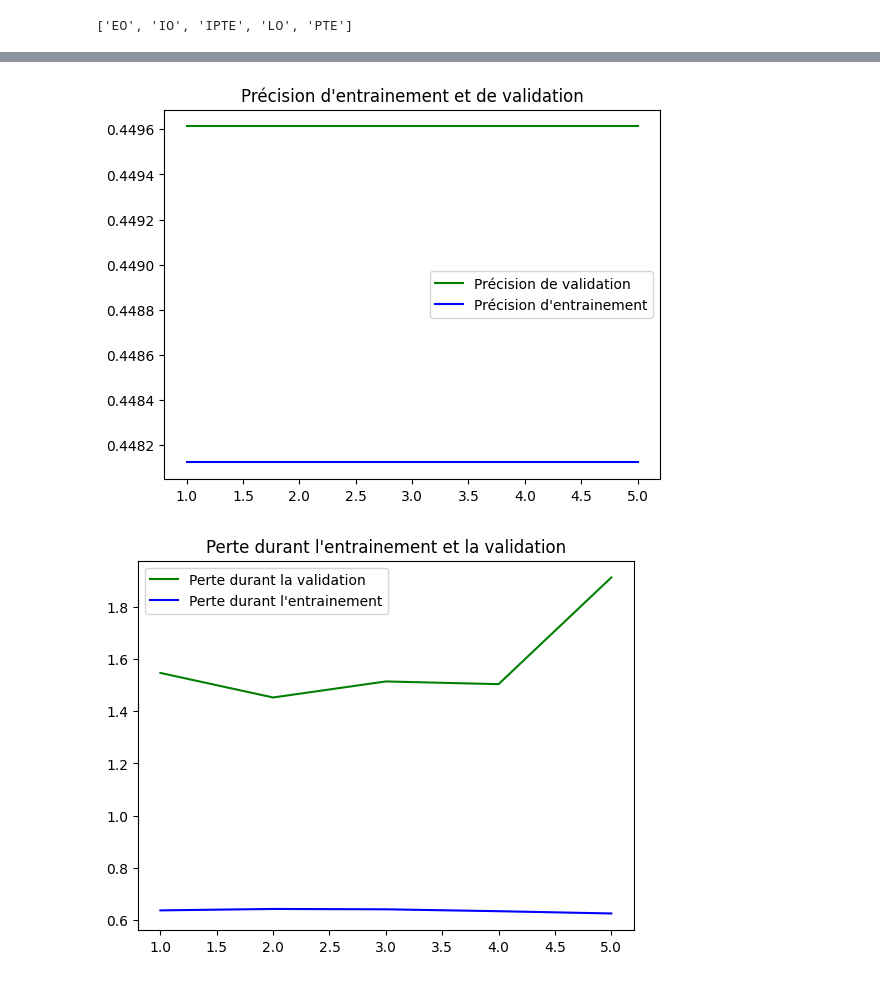
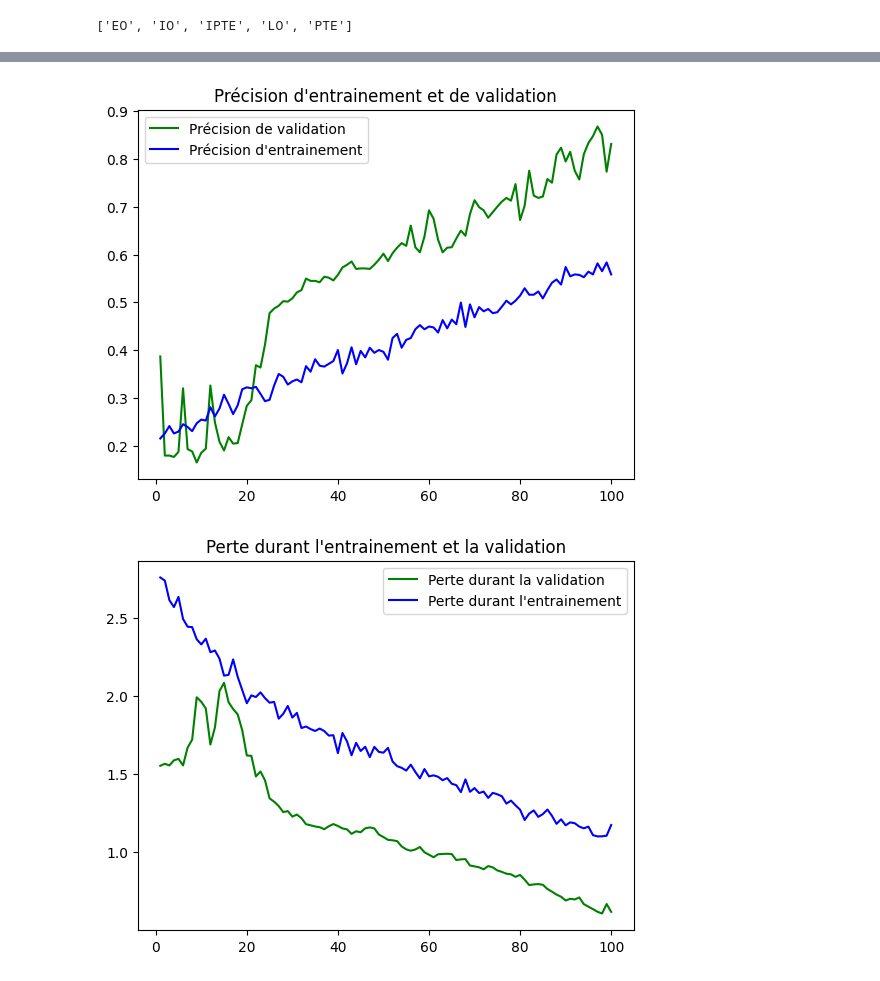
Before and after one commit to SebastienBarbie/servier, a Jupyter notebook: report.ipynb, the cells around one changed output, grey strips where cells are left out. Drawn from its saved outputs; the diff is of its cells as text; code cells hidden in the pictures.

```diff
--- a/report.ipynb
+++ b/report.ipynb
@@ -191,0 +241,38 @@ coeff
+# %%
+flip = Sequential(
+    [
+        layers.RandomRotation(factor=0.15),
+        layers.RandomTranslation(height_factor=0.1, width_factor=0.1),
+        layers.RandomContrast(factor=0.1),
+        layers.RandomFlip("horizontal"),
+    ]
+)
+rot = Sequential(
+    [
+        layers.RandomRotation(0.5),
+        layers.RandomRotation(factor=0.15),
+        layers.RandomZoom(0.2, 0.3),
+        layers.RandomTranslation(height_factor=0.1, width_factor=0.1),
+        layers.RandomContrast(factor=0.1),
+    ]
+)
+
+rot2 = Sequential(
+    [
+        layers.RandomRotation(0.5),
+        layers.RandomZoom((-0.2, -0.3)),
+        layers.RandomTranslation(height_factor=0.1, width_factor=0.1),
+        layers.RandomContrast(factor=0.8),
+    ]
+)
+
+augmented_rot = train.map(
+  lambda x, y: (rot(x, training=True), y))
+
+augmented_rot2 = train.map(
+  lambda x, y: (rot2(x, training=True), y))
+
+augmented_flip = train.map(
+  lambda x, y: (flip(x, training=True), y))
+
+train = train.concatenate(augmented_flip).concatenate(augmented_rot).concatenate(rot2)
@@ -191,0 +341,2 @@ coeff
+# %%
+model.compile(loss='categorical_crossentropy', optimizer=opt, metrics=['accuracy', 'Recall'])
@@ -192,3 +347,3 @@ coeff
 # %%
-x = cnn.fit(train_ds,epochs=5, validation_data=val_ds, class_weight = coeff) #, callbacks=callbacks_list)
+fit = model.fit(train,epochs=100, validation_data=val)#, class_weight = coeff,callbacks=[mcp_save, reduce_lr_loss])
 # %% [output]
@@ -209,22 +371,22 @@ score = cnn.evaluate(test_ds)
 # %%
 def training_plot(history):
     acc = history.history['accuracy']
     val_acc = history.history['val_accuracy']
     loss = history.history['loss']
     val_loss = history.history['val_loss']
     epochs = range(1, len(acc) + 1)
     plt.plot(epochs, val_acc, 'g', label="Précision de validation")
     plt.plot(epochs, acc, 'b', label="Précision d'entrainement")
     plt.title("Précision d'entrainement et de validation")
     plt.legend()
     plt.figure()
     plt.plot(epochs, val_loss, 'g', label="Perte durant la validation")
     plt.plot(epochs, loss, 'b', label="Perte durant l'entrainement")
     plt.title("Perte durant l'entrainement et la validation")
     plt.legend()
     plt.show()
 
-training_plot(x)
+training_plot(fit)
 # %% [output]
-[figure, old version]
+[figure, new version]
-[figure, old version]
+[figure, new version]
```
Also changed, not shown: parts of 26 cells of this notebook.
